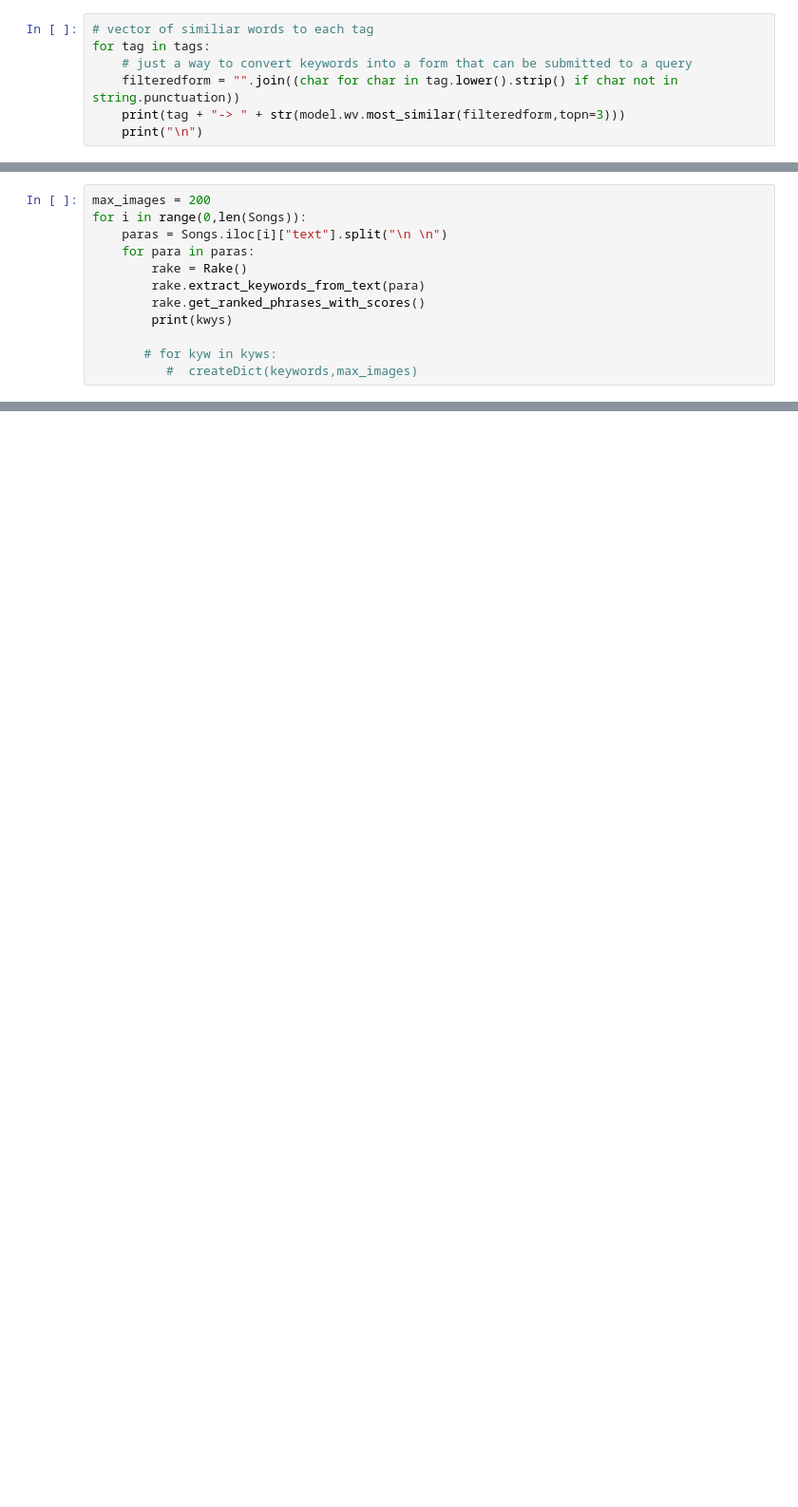
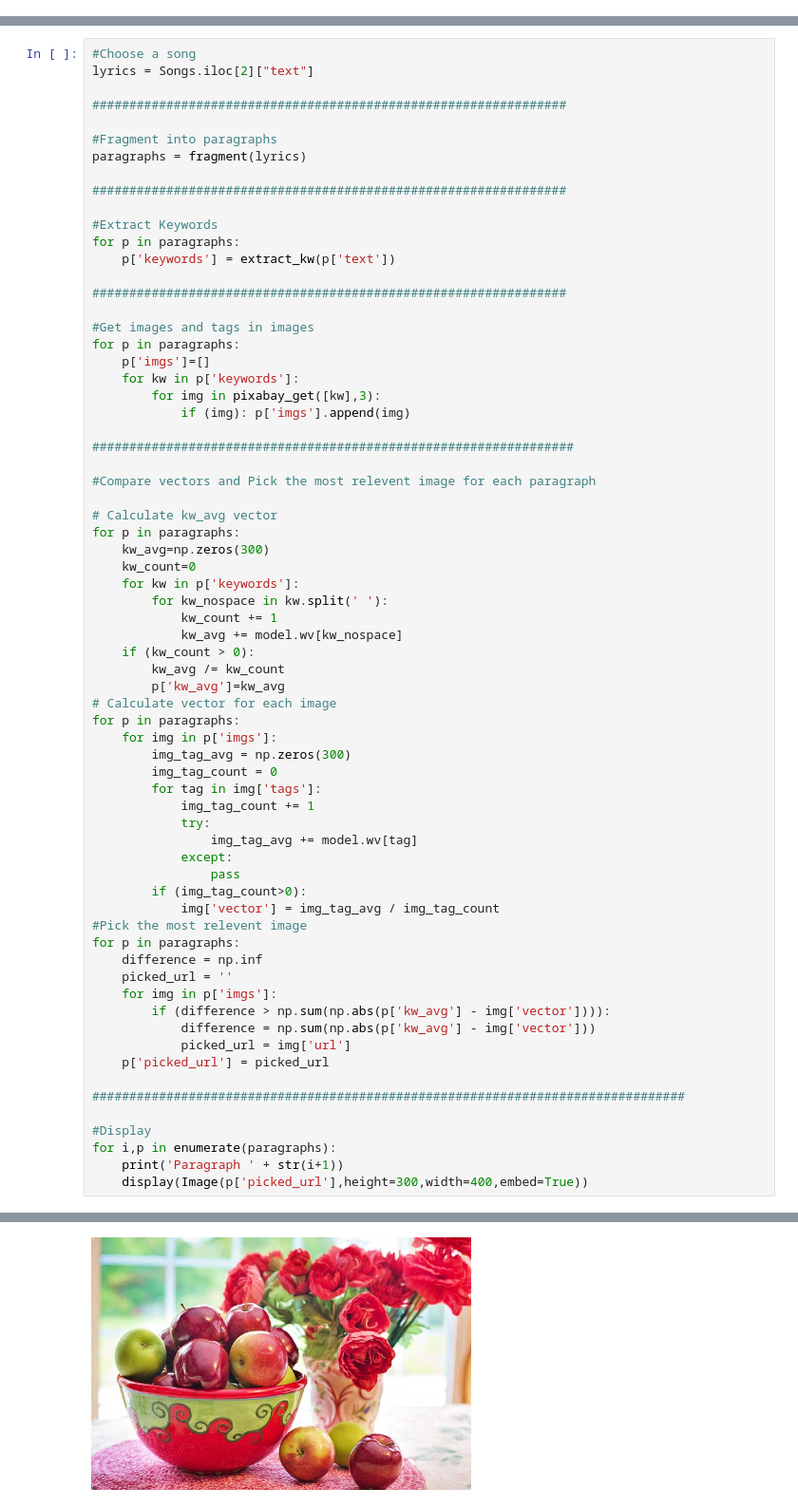
Before and after one commit to michael1albq/DataStories, a Jupyter notebook: Song_Visualizer.ipynb, the cells around one changed output, grey strips where cells are left out. Shown: that part at 95% size. Drawn from its saved outputs; the diff is of its cells as text; blank space fills up the shorter version.

```diff
--- a/Song_Visualizer.ipynb
+++ b/Song_Visualizer.ipynb
@@ -178,7 +18,0 @@ tags
-# %%
-# vector of similiar words to each tag
-for tag in tags:
-    # just a way to convert keywords into a form that can be submitted to a query
-    filteredform = "".join((char for char in tag.lower().strip() if char not in string.punctuation))
-    print(tag + "-> " + str(model.wv.most_similar(filteredform,topn=3)))
-    print("\n")
@@ -199,13 +19 @@ s = "^^^^^^^^^^^testing case!!!!!"
-# %%
-max_images = 200
-for i in range(0,len(Songs)):
-    paras = Songs.iloc[i]["text"].split("\n \n")
-    for para in paras:
-        rake = Rake()
-        rake.extract_keywords_from_text(para)
-        rake.get_ranked_phrases_with_scores()
-        print(kwys)
-
-       # for kyw in kyws:
-          #  createDict(keywords,max_images)
 # %%
@@ -225,0 +43,69 @@ B;
+# %%
+#Choose a song
+lyrics = Songs.iloc[2]["text"]
+
+################################################################
+
+#Fragment into paragraphs
+paragraphs = fragment(lyrics)
+
+################################################################
+
+#Extract Keywords
+for p in paragraphs:
+    p['keywords'] = extract_kw(p['text'])
+
+################################################################
+
+#Get images and tags in images
+for p in paragraphs:
+    p['imgs']=[]
+    for kw in p['keywords']:
+        for img in pixabay_get([kw],3):
+            if (img): p['imgs'].append(img)
+
+#################################################################
+
+#Compare vectors and Pick the most relevent image for each paragraph
+
+# Calculate kw_avg vector
+for p in paragraphs:
+    kw_avg=np.zeros(300)
+    kw_count=0
+    for kw in p['keywords']:
+        for kw_nospace in kw.split(' '):
+            kw_count += 1
+            kw_avg += model.wv[kw_nospace]
+    if (kw_count > 0):
+        kw_avg /= kw_count
+        p['kw_avg']=kw_avg
+# Calculate vector for each image
+for p in paragraphs:
+    for img in p['imgs']:
+        img_tag_avg = np.zeros(300)
+        img_tag_count = 0
+        for tag in img['tags']:
+            img_tag_count += 1
+            try:
+                img_tag_avg += model.wv[tag]
+            except:
+                pass
+        if (img_tag_count>0):
+            img['vector'] = img_tag_avg / img_tag_count
+#Pick the most relevent image
+for p in paragraphs:
+    difference = np.inf
+    picked_url = ''
+    for img in p['imgs']:
+        if (difference > np.sum(np.abs(p['kw_avg'] - img['vector']))):
+            difference = np.sum(np.abs(p['kw_avg'] - img['vector']))
+            picked_url = img['url']
+    p['picked_url'] = picked_url
+
+################################################################################
+
+#Display
+for i,p in enumerate(paragraphs):
+    print('Paragraph ' + str(i+1))
+    display(Image(p['picked_url'],height=300,width=400,embed=True))
+# %% [output]
@@ -225,0 +113 @@ B;
+[figure, added]
```
Also changed, not shown: parts of 20 cells of this notebook.
